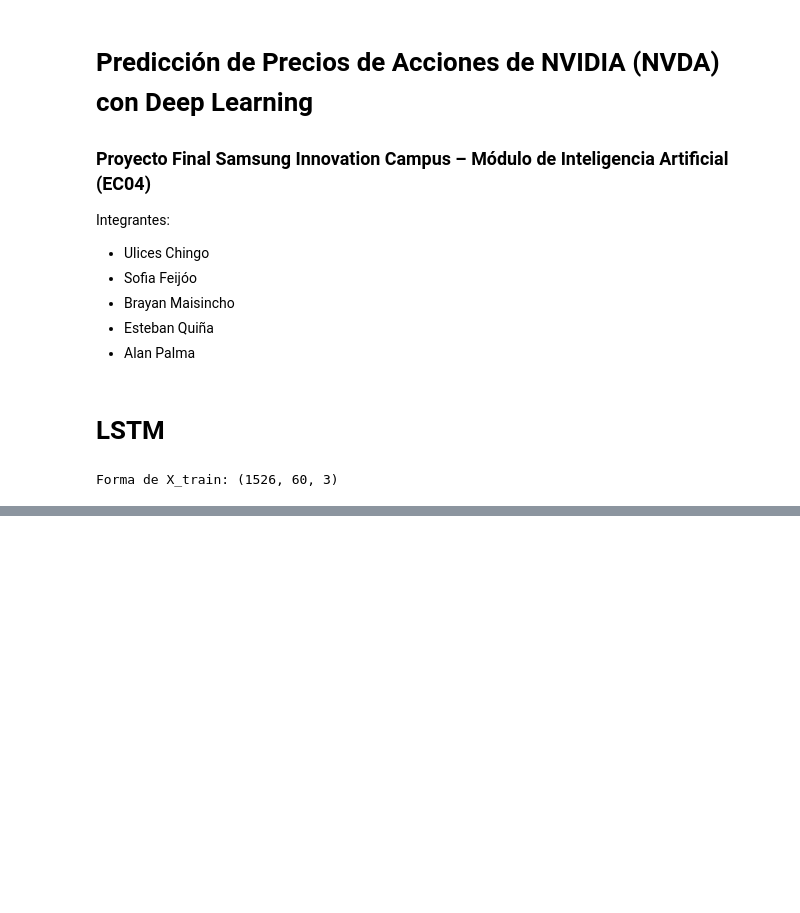
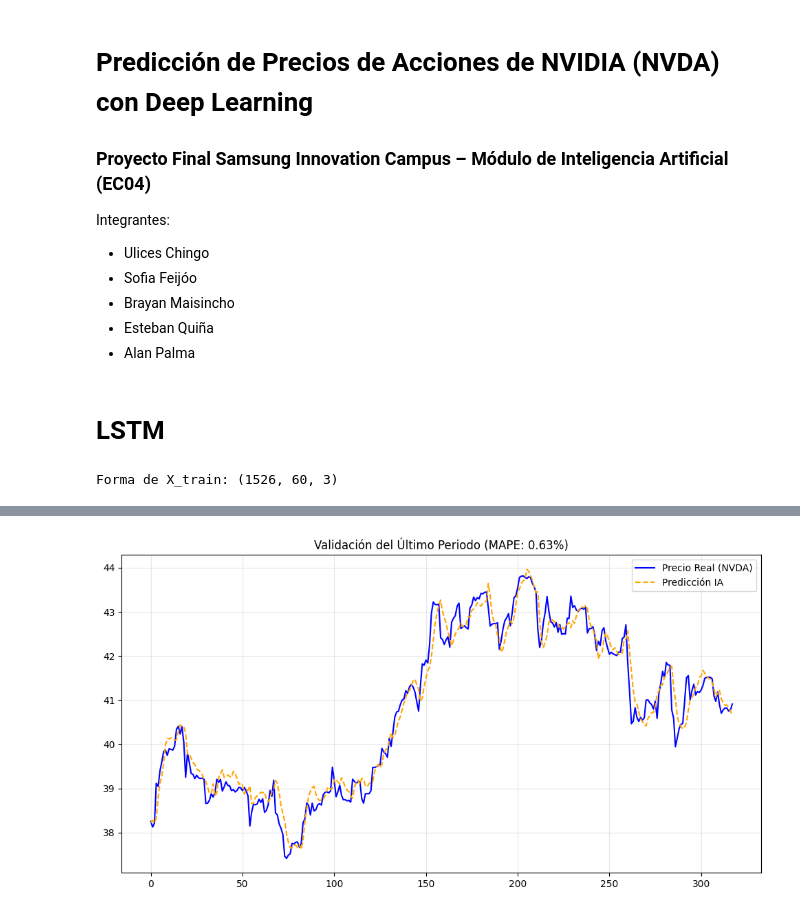
Before and after one commit to fundestpuente/HACKATON-Prediccion-de-Precios-de-Acciones-de-NVIDIA-mediante-Redes-Neuronales-, a Jupyter notebook: model.ipynb, the cells around one changed output, grey strips where cells are left out. Saved outputs shown, nothing was run; the diff lists cells and outputs as text; code cells hidden in the pictures; blank space fills up the shorter version.

Commit message:
Validación Cruzada

```diff
--- a/model.ipynb
+++ b/model.ipynb
@@ -132,8 +131,9 @@ Epoch 50/50
 # %%
 # Evaluar el modelo LSTM
 predictions_LSTM = model.predict(X_test)
-predictions_inverse_LSTM = scaler.inverse_transform(predictions_LSTM.reshape(-1, 1))
-y_test_inverse_LSTM = scaler.inverse_transform(y_test.reshape(-1, 1))
+# Usar el scaler ajustado solo para el precio (scaler_precio) al invertir las predicciones
+predictions_inverse_LSTM = scaler_precio.inverse_transform(predictions_LSTM.reshape(-1, 1))
+y_test_inverse_LSTM = scaler_precio.inverse_transform(y_test.reshape(-1, 1))
 
 # Metricas
 mae = mean_absolute_error(y_test_inverse_LSTM, predictions_inverse_LSTM)
@@ -150,0 +151,82 @@ LSTM mean absolute percentage error: 1.0981321360087177
+# %%
+from sklearn.model_selection import TimeSeriesSplit
+from sklearn.metrics import mean_absolute_percentage_error
+import matplotlib.pyplot as plt
+
+# ==============================================================================
+# 🚀 DÍA 2: VALIDACIÓN CRUZADA ROBUSTA (Time Series Split)
+# ==============================================================================
+
+# Configuración de la validación
+# 5 Splits significa que entrenaremos y probaremos 5 veces moviendo la ventana hacia adelante.
+tscv = TimeSeriesSplit(n_splits=5)
+
+errores_mape = []
+fold = 1
+
+print(f"Iniciando Validación Cruzada con {tscv.get_n_splits()} folds...")
+print("-" * 50)
+
+# El bucle recorre los diferentes cortes de tiempo
+for train_index, test_index in tscv.split(X):
+    # 1. Separar datos para este fold
+    X_train_cv, X_test_cv = X[train_index], X[test_index]
+    y_train_cv, y_test_cv = y[train_index], y[test_index]
+
+    # 2. Instanciar el modelo (IMPORTANTE: Re-iniciar el modelo en cada fold)
+    # Asegúrate de que tu función model_LSTM acepte input_shape dinámico
+    # input_shape=(X_train_cv.shape[1], X_train_cv.shape[2]) -> (60, 3)
+    model = model_LSTM(
+        window_size=ventana,
+        batch_size=32,
+        epochs=20, # Menos épocas por fold para agilizar pruebas
+        X_train=X_train_cv,
+        y_train=y_train_cv
+    )
+
+    # 3. Entrenar (El fit ya suele estar dentro de tu clase model_LSTM o lo llamamos aquí)
+    # Si tu clase model_LSTM ya hace .fit() adentro, omite esta línea.
+    # Si model_LSTM solo devuelve la arquitectura, descomenta abajo:
+    model.fit(X_train_cv, y_train_cv, epochs=10, batch_size=32, verbose=0, shuffle=False)
+
+    # 4. Predecir
+    predictions = model.predict(X_test_cv, verbose=0)
+
+    # 5. Invertir Escala (Truco: Usamos el scaler_precio que creamos en el Día 1)
+    # El scaler original 'scaler' espera 3 columnas. Nosotros solo tenemos 1 (precio predicho).
+    # Por eso usamos scaler_precio que solo se ajustó a 'close'.
+    y_test_inverse = scaler_precio.inverse_transform(y_test_cv.reshape(-1, 1))
+    predictions_inverse = scaler_precio.inverse_transform(predictions.reshape(-1, 1))
+
+    # 6. Calcular Error
+    mape = mean_absolute_percentage_error(y_test_inverse, predictions_inverse) * 100
+    errores_mape.append(mape)
+
+    print(f"Fold {fold}: MAPE = {mape:.2f}% | Train Size: {len(X_train_cv)} | Test Size: {len(X_test_cv)}")
+    fold += 1
+
+# ==============================================================================
+# 📊 RESULTADOS FINALES DEL DÍA 2
+# ==============================================================================
+promedio_mape = np.mean(errores_mape)
+std_mape = np.std(errores_mape)
+
+print("-" * 50)
+print(f"📈 MAPE Promedio: {promedio_mape:.2f}%")
+print(f"📉 Desviación Estándar: {std_mape:.2f}%")
+print("-" * 50)
+
+if promedio_mape < 2.5:
+    print("✅ RESULTADO EXCELENTE: El modelo es robusto y cumple el objetivo para el Hackathon.")
+else:
+    print("⚠️ AJUSTE NECESARIO: Intenta aumentar épocas o revisar los indicadores.")
+
+# Visualizar el último Fold para el reporte
+plt.figure(figsize=(12, 6))
+plt.plot(y_test_inverse, label='Precio Real (NVDA)', color='blue')
+plt.plot(predictions_inverse, label='Predicción IA', color='orange', linestyle='--')
+plt.title(f'Validación del Último Periodo (MAPE: {errores_mape[-1]:.2f}%)')
+plt.legend()
+plt.grid(True, alpha=0.3)
+plt.show()
+# %% [output]
@@ -150,0 +321 @@ LSTM mean absolute percentage error: 1.0981321360087177
+[figure, added]
```
Also changed, not shown: parts of 3 cells of this notebook.
